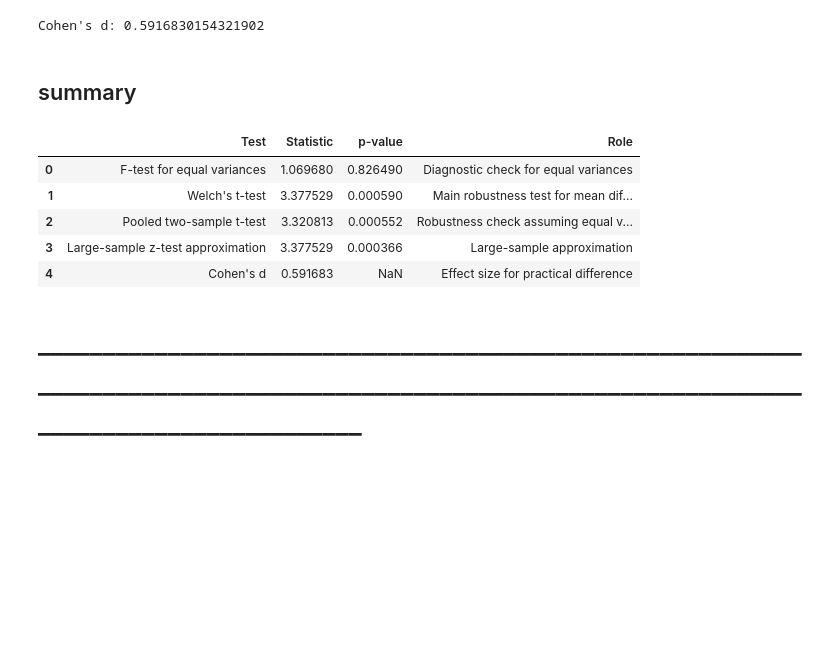
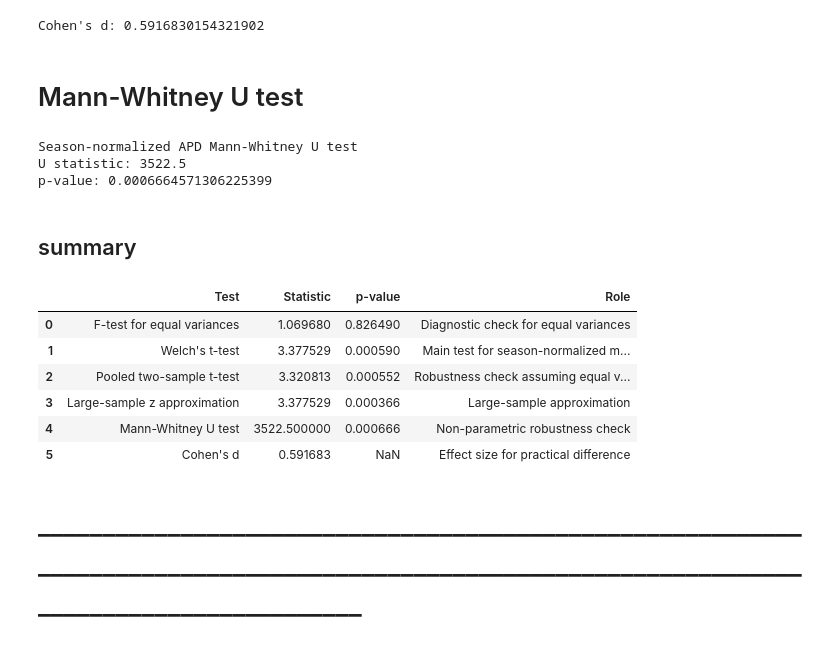
Before and after one commit to GalahadJr-1214/2026-Statistics-Final-Project, a Jupyter notebook: Final Project/champ_stats_diff.ipynb, the cells around one changed output. Saved outputs shown, nothing was run; the diff lists cells and outputs as text; code cells hidden in the pictures; blank space fills up the shorter version.

```diff
--- a/Final Project/champ_stats_diff.ipynb
+++ b/Final Project/champ_stats_diff.ipynb
@@ -607,6 +791,22 @@ season_norm_cohen_d = (
 print("Cohen's d:", season_norm_cohen_d)
 # %% [output]
 Cohen's d: 0.5916830154321902
+# %% [markdown]
+#  Mann-Whitney U test
+# %%
+u_result_season_norm = stats.mannwhitneyu(
+    season_norm_champ,
+    season_norm_non_champ,
+    alternative="greater"
+)
+
+print("Season-normalized APD Mann-Whitney U test")
+print("U statistic:", u_result_season_norm.statistic)
+print("p-value:", u_result_season_norm.pvalue)
+# %% [output]
+Season-normalized APD Mann-Whitney U test
+U statistic: 3522.5
+p-value: 0.0006664571306225399
 # %% [markdown]
 ## summary
 # %%
@@ -615,40 +815,45 @@ summary_q2_season_norm = pd.DataFrame({
         "F-test for equal variances",
         "Welch's t-test",
         "Pooled two-sample t-test",
-        "Large-sample z-test approximation",
+        "Large-sample z approximation",
+        "Mann-Whitney U test",
         "Cohen's d"
     ],
     "Statistic": [
         season_norm_F,
         season_norm_welch_result.statistic,
         season_norm_pooled_result.statistic,
         season_norm_z_stat,
+        u_result_season_norm.statistic,
         season_norm_cohen_d
     ],
     "p-value": [
         season_norm_p_two_tail,
         season_norm_welch_result.pvalue,
         season_norm_pooled_result.pvalue,
         season_norm_p_value_z,
+        u_result_season_norm.pvalue,
         np.nan
     ],
     "Role": [
         "Diagnostic check for equal variances",
-        "Main robustness test for mean difference",
+        "Main test for season-normalized mean difference",
         "Robustness check assuming equal variances",
         "Large-sample approximation",
+        "Non-parametric robustness check",
         "Effect size for practical difference"
     ]
 })
 
 summary_q2_season_norm
 # %% [output]
 |  | Test | Statistic | p-value | Role |
 | 0 | F-test for equal variances | 1.069680 | 0.826490 | Diagnostic check for equal variances |
-| 1 | Welch's t-test | 3.377529 | 0.000590 | Main robustness test for mean dif... |
+| 1 | Welch's t-test | 3.377529 | 0.000590 | Main test for season-normalized m... |
 | 2 | Pooled two-sample t-test | 3.320813 | 0.000552 | Robustness check assuming equal v... |
-| 3 | Large-sample z-test approximation | 3.377529 | 0.000366 | Large-sample approximation |
-| 4 | Cohen's d | 0.591683 | NaN | Effect size for practical difference |
+| 3 | Large-sample z approximation | 3.377529 | 0.000366 | Large-sample approximation |
+| 4 | Mann-Whitney U test | 3522.500000 | 0.000666 | Non-parametric robustness check |
+| 5 | Cohen's d | 0.591683 | NaN | Effect size for practical difference |
 # %% [markdown]
 # –––––––––––––––––––––––––––––––––––––––––––––––––––––––––––––––––––––––––––––––––––––––––––––––––––––––––––––––––––––––––––––––––––––––––––––––
 # %% [markdown]
```
Also changed, not shown: parts of 17 cells of this notebook.
